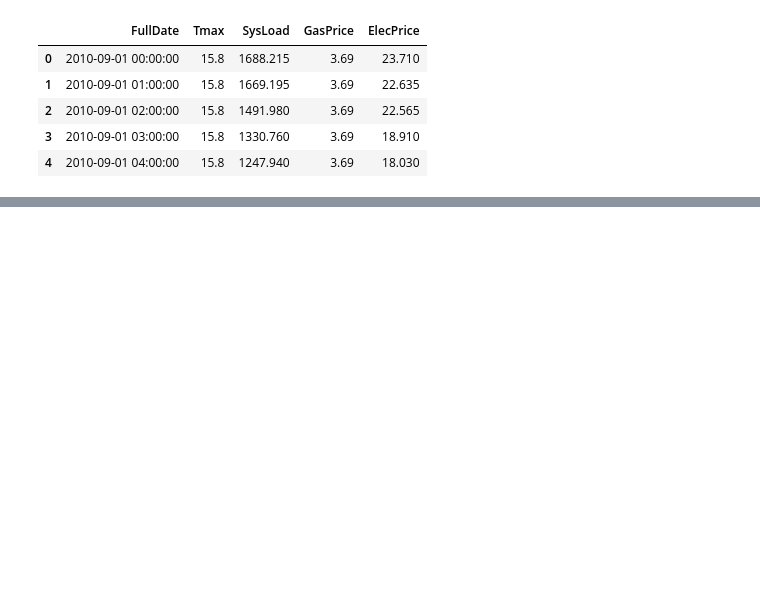
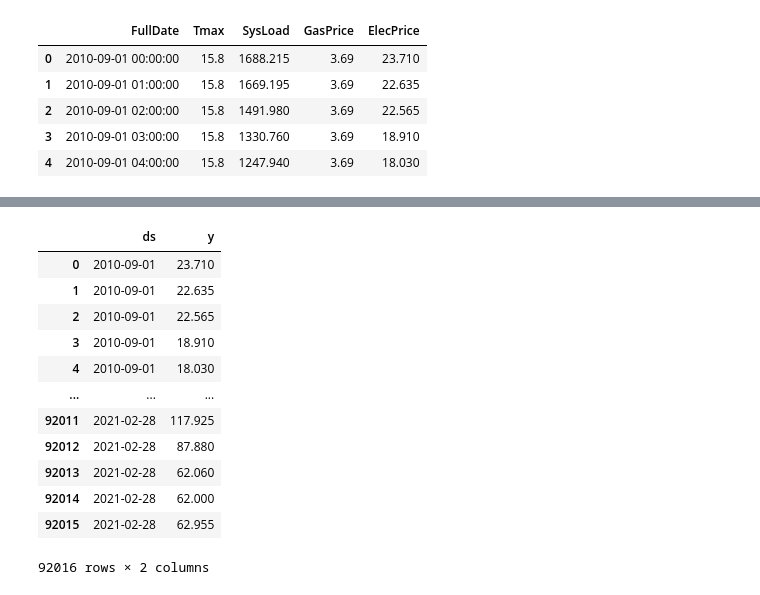
Before and after one commit to axshay007/Stage_E_assignment_sol, a Jupyter notebook: HAMOYE_STAGE_E.ipynb, the cells around one changed output, grey strips where cells are left out. Saved outputs shown, nothing was run; the diff lists cells and outputs as text; code cells hidden in the pictures; blank space fills up the shorter version.

```diff
--- a/HAMOYE_STAGE_E.ipynb
+++ b/HAMOYE_STAGE_E.ipynb
@@ -160,0 +51,3 @@ model.fit(train_)
+# %%
+Dataset.rename(columns = {'FullDate':'ds'}, inplace = True)
+Dataset.rename(columns = {'ElecPrice':'y'}, inplace = True)
@@ -160,0 +117,16 @@ model.fit(train_)
+# %%
+Dataset
+# %% [output]
+|  | ds | y |
+| 0 | 2010-09-01 | 23.710 |
+| 1 | 2010-09-01 | 22.635 |
+| 2 | 2010-09-01 | 22.565 |
+| 3 | 2010-09-01 | 18.910 |
+| 4 | 2010-09-01 | 18.030 |
+| ... | ... | ... |
+| 92011 | 2021-02-28 | 117.925 |
+| 92012 | 2021-02-28 | 87.880 |
+| 92013 | 2021-02-28 | 62.060 |
+| 92014 | 2021-02-28 | 62.000 |
+| 92015 | 2021-02-28 | 62.955 |
+92016 rows × 2 columns
```
Also changed, not shown: parts of 57 cells of this notebook.
